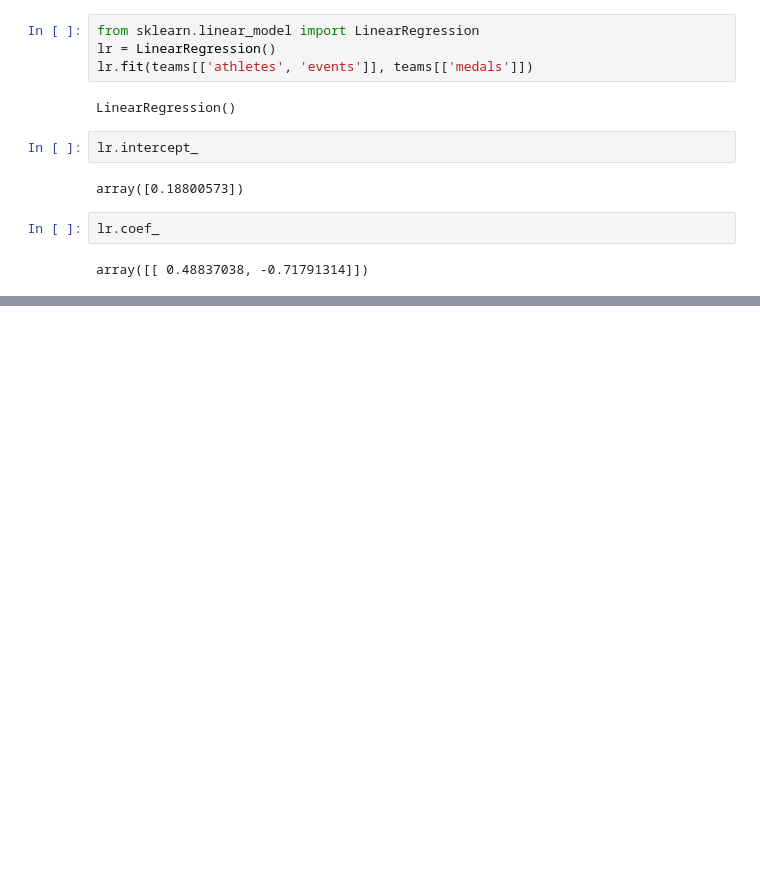
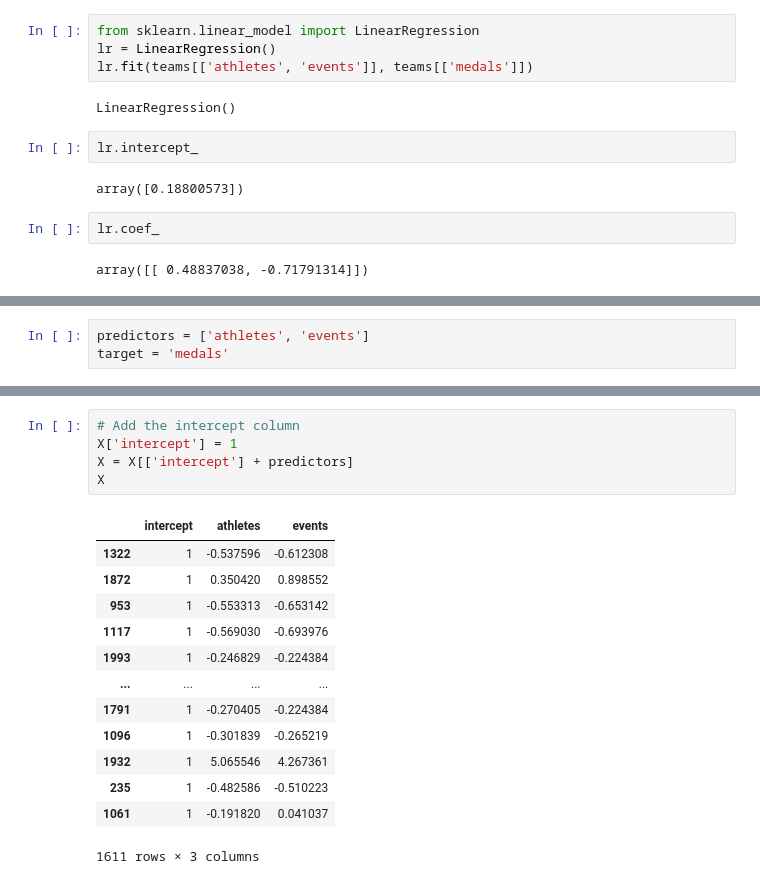
Before and after one commit to kwolf3/Experiments, a Jupyter notebook: Ridge Regression from Scratch.ipynb, the cells around one changed output, grey strips where cells are left out. Drawn from its saved outputs; the diff is of its cells as text; blank space fills up the shorter version.

```diff
--- a/Ridge Regression from Scratch.ipynb
+++ b/Ridge Regression from Scratch.ipynb
@@ -63,0 +87,3 @@ As can be seen above, the coefficient for athletes (b<sub>1</sub>) is about 0.48
+# %%
+predictors = ['athletes', 'events']
+target = 'medals'
@@ -63,0 +157,19 @@ As can be seen above, the coefficient for athletes (b<sub>1</sub>) is about 0.48
+# %%
+# Add the intercept column
+X['intercept'] = 1
+X = X[['intercept'] + predictors]
+X
+# %% [output]
+|  | intercept | athletes | events |
+| 1322 | 1 | -0.537596 | -0.612308 |
+| 1872 | 1 | 0.350420 | 0.898552 |
+| 953 | 1 | -0.553313 | -0.653142 |
+| 1117 | 1 | -0.569030 | -0.693976 |
+| 1993 | 1 | -0.246829 | -0.224384 |
+| ... | ... | ... | ... |
+| 1791 | 1 | -0.270405 | -0.224384 |
+| 1096 | 1 | -0.301839 | -0.265219 |
+| 1932 | 1 | 5.065546 | 4.267361 |
+| 235 | 1 | -0.482586 | -0.510223 |
+| 1061 | 1 | -0.191820 | 0.041037 |
+1611 rows × 3 columns
```
Also changed, not shown: parts of 23 cells of this notebook.
